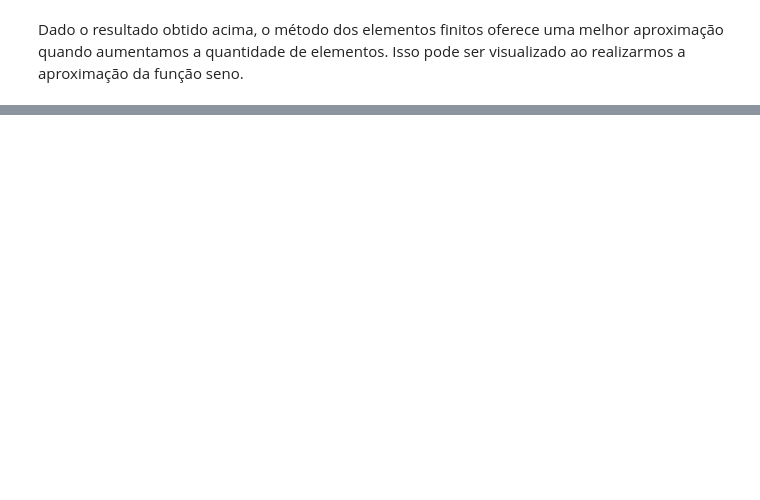
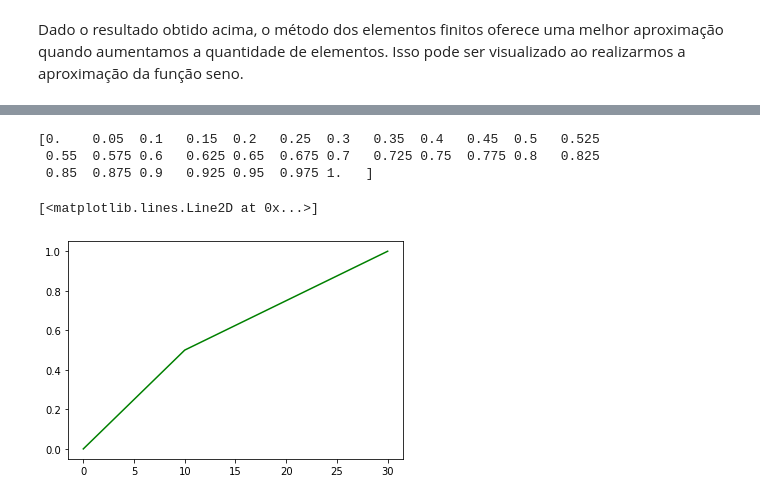
Before and after one commit to RafaelBNN/es203, a Jupyter notebook: Trabalho_Computacional.ipynb, the cells around one changed output, grey strips where cells are left out. Saved outputs shown, nothing was run; the diff lists cells and outputs as text; code cells hidden in the pictures; blank space fills up the shorter version.

```diff
--- a/Trabalho_Computacional.ipynb
+++ b/Trabalho_Computacional.ipynb
@@ -302,0 +350,19 @@ Dado o resultado obtido acima, o método dos elementos finitos oferece uma melho
+# %%
+n1 = 10
+n2 = 20
+
+matrA = criaMatrizALinha(n1,n2)
+matrB = criaMatrizBLinha(n1,n2)
+
+matrizV3 = np.linalg.solve(matrA, matrB)
+matrizV3 = np.append(vf, matrizV3)
+matrizV3 = np.append(matrizV3, v0)
+
+print(matrizV3)
+plt.plot(matrizV3, color='green')
+# %% [output]
+[0.    0.05  0.1   0.15  0.2   0.25  0.3   0.35  0.4   0.45  0.5   0.525
+ 0.55  0.575 0.6   0.625 0.65  0.675 0.7   0.725 0.75  0.775 0.8   0.825
+ 0.85  0.875 0.9   0.925 0.95  0.975 1.   ]
+[<matplotlib.lines.Line2D at 0x...>]
+[figure, added]
```
Also changed, not shown: parts of 13 cells of this notebook.
